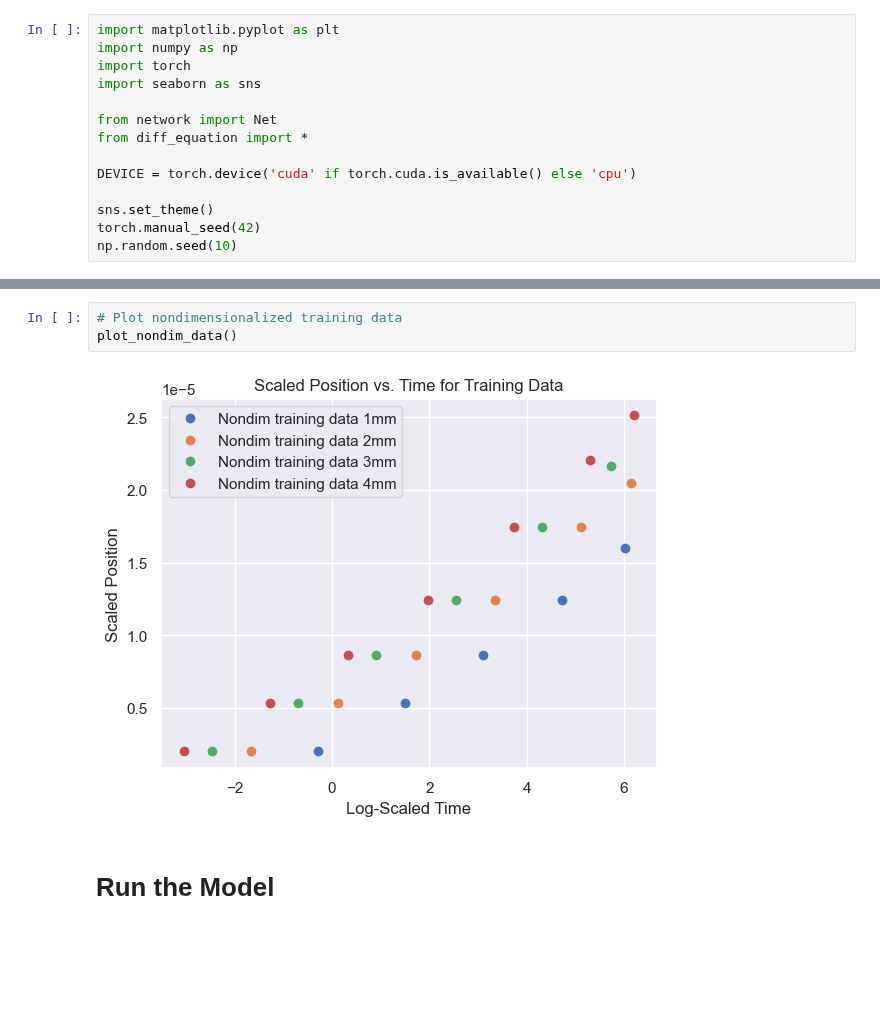
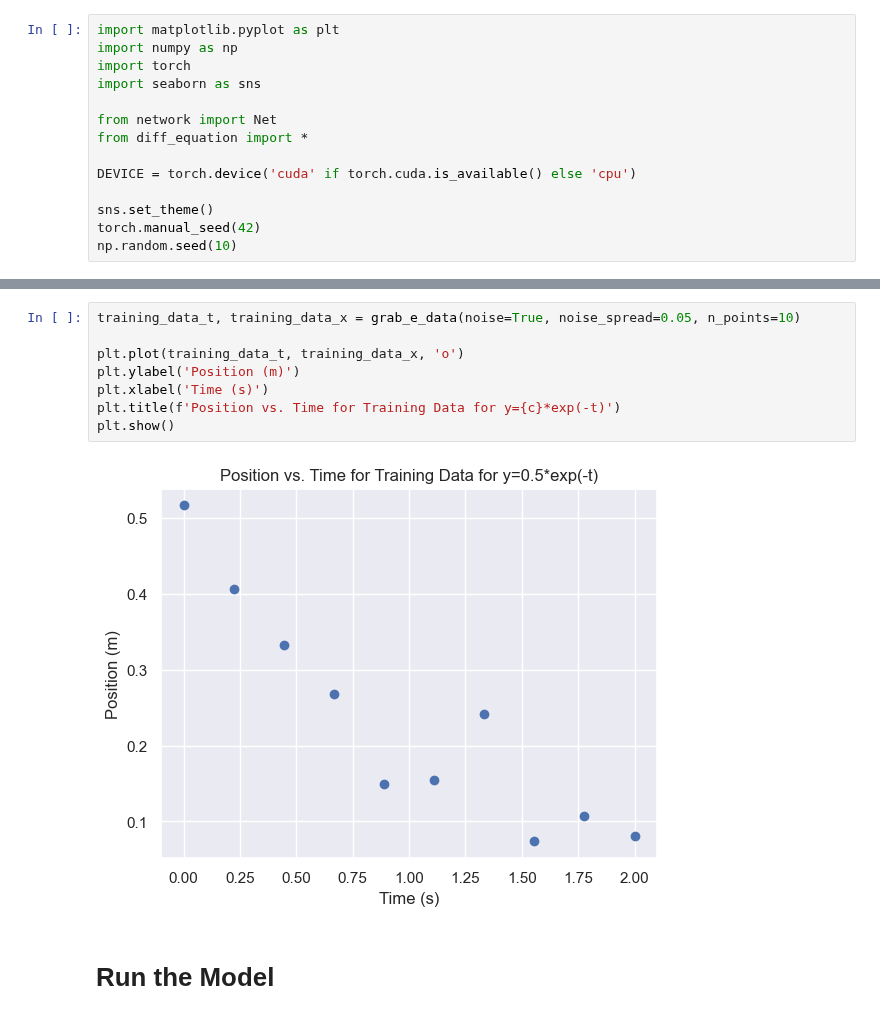
Before and after one commit to rahavdayan/pinns-model, a Jupyter notebook: src/ferrofluid/ferrofluid.ipynb, the cells around one changed output, grey strips where cells are left out. Drawn from its saved outputs; the diff is of its cells as text; blank space fills up the shorter version.

```diff
--- a/src/ferrofluid/ferrofluid.ipynb
+++ b/src/ferrofluid/ferrofluid.ipynb
@@ -49,7 +19,12 @@ plot_dim_data()
-# %%
-# Plot nondimensionalized training data
-plot_nondim_data()
-# %% [output]
-[figure, removed]
+# %%
+training_data_t, training_data_x = grab_e_data(noise=True, noise_spread=0.05, n_points=10)
+
+plt.plot(training_data_t, training_data_x, 'o')
+plt.ylabel('Position (m)')
+plt.xlabel('Time (s)')
+plt.title(f'Position vs. Time for Training Data for y={c}*exp(-t)')
+plt.show()
+# %% [output]
+[figure, added]
 # %% [markdown]
 # Run the Model
```
Also changed, not shown: parts of 8 cells of this notebook, 10 other files.
